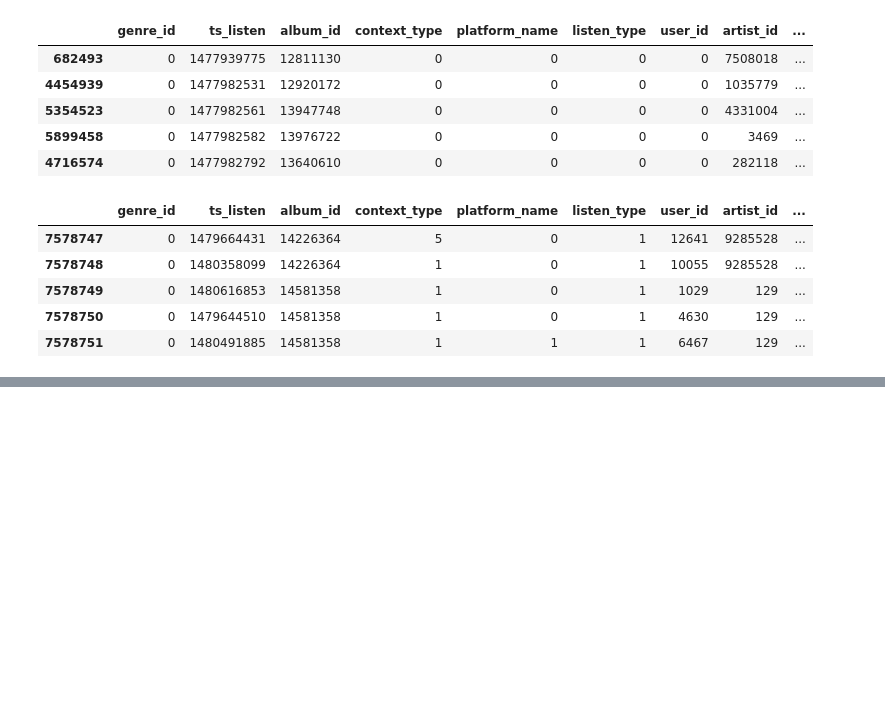
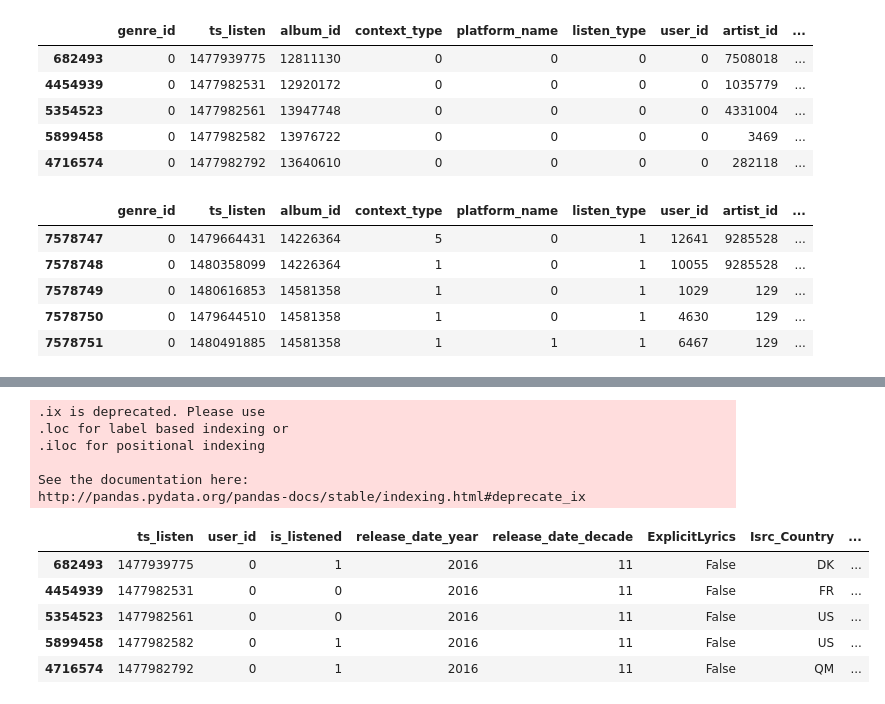
Before and after one commit to tsdaemon/mscs-competition2, a Jupyter notebook: AS_8_cumulative_categorical_features.ipynb, the cells around one changed output, grey strips where cells are left out. Cells and saved outputs as stored; diff of their text form; code cells hidden in the pictures; blank space fills up the shorter version.

```diff
--- a/AS_8_cumulative_categorical_features.ipynb
+++ b/AS_8_cumulative_categorical_features.ipynb
@@ -83,0 +133,19 @@ train_cum_mean.to_csv(path_to_train_cum_mean, encoding='utf-8', index=False)
+# %%
+cols = ['release_date_year', 'release_date_decade', 'ExplicitLyrics', 'Isrc_Country', 'Isrc_Label']
+
+new_cols = [mean_cum_by_category_by_user(df, category) for category in cols]
+
+df.head()
+# %% [output]
+.ix is deprecated. Please use
+.loc for label based indexing or
+.iloc for positional indexing
+
+See the documentation here:
+http://pandas.pydata.org/pandas-docs/stable/indexing.html#deprecate_ix
+|  | ts_listen | user_id | is_listened | release_date_year | release_date_decade | ExplicitLyrics | Isrc_Country | ... |
+| 682493 | 1477939775 | 0 | 1 | 2016 | 11 | False | DK | ... |
+| 4454939 | 1477982531 | 0 | 0 | 2016 | 11 | False | FR | ... |
+| 5354523 | 1477982561 | 0 | 0 | 2016 | 11 | False | US | ... |
+| 5899458 | 1477982582 | 0 | 1 | 2016 | 11 | False | US | ... |
+| 4716574 | 1477982792 | 0 | 1 | 2016 | 11 | False | QM | ... |
```
Also changed, not shown: parts of 5 cells of this notebook, 1 other file.
